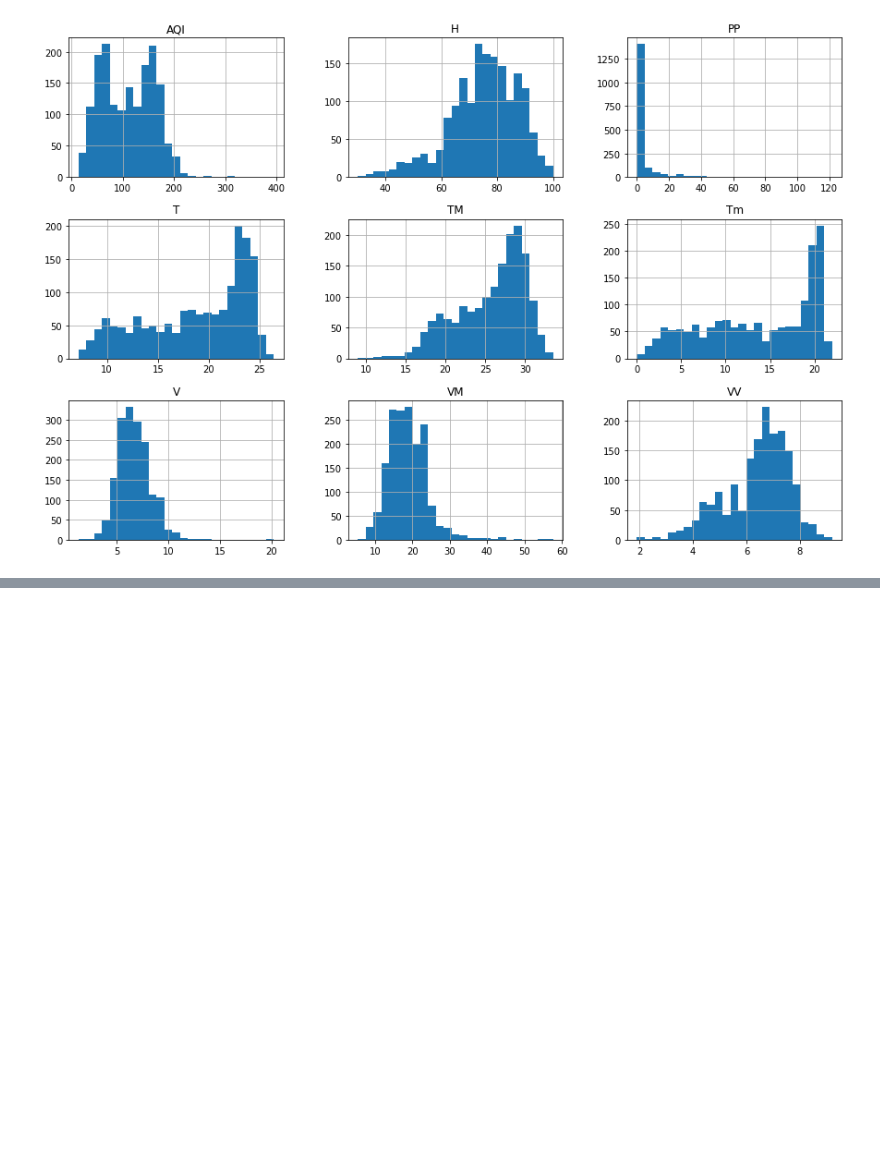
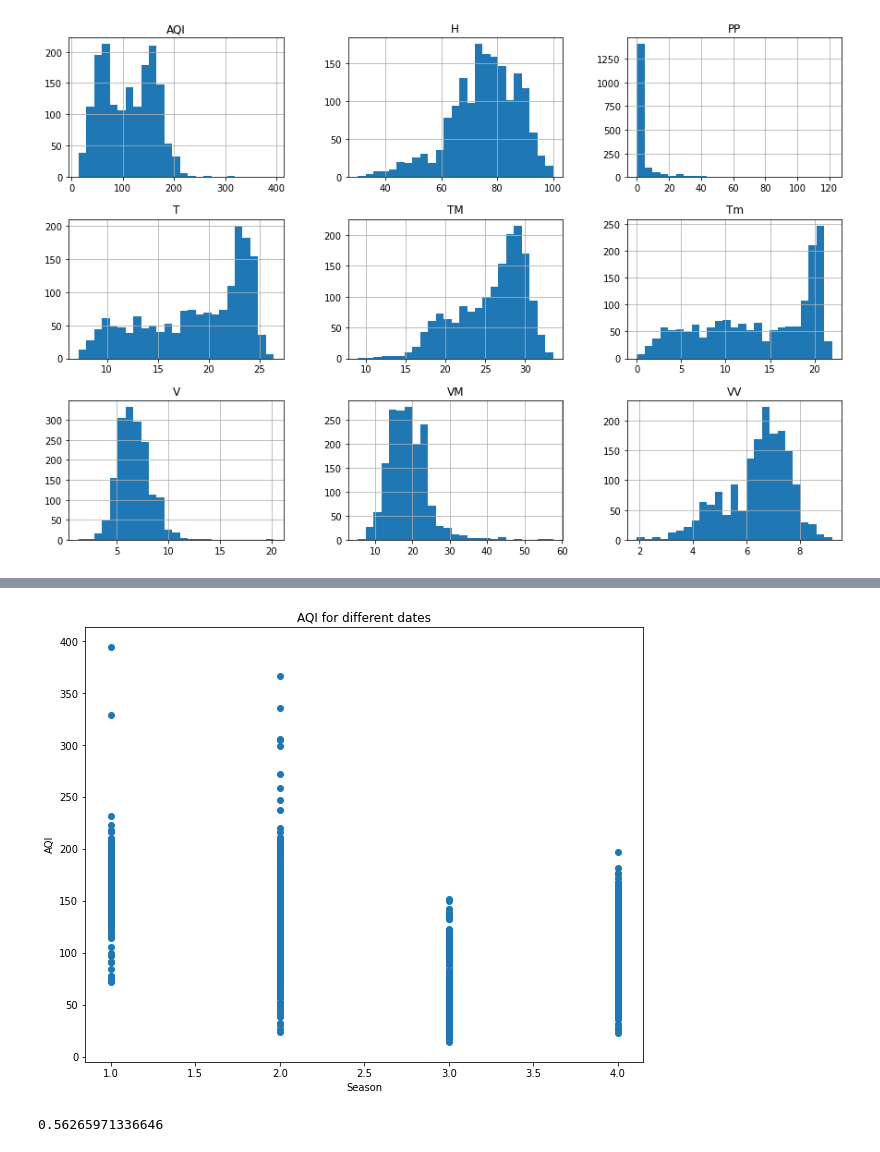
Before and after one commit to sadhi003/Springboard-projects, a Jupyter notebook: AirQuality/Notebooks/03_exploratory_data_analysis.ipynb, the cells around one changed output, grey strips where cells are left out. Saved outputs shown, nothing was run; the diff lists cells and outputs as text; code cells hidden in the pictures; blank space fills up the shorter version.

```diff
--- a/AirQuality/Notebooks/03_exploratory_data_analysis.ipynb
+++ b/AirQuality/Notebooks/03_exploratory_data_analysis.ipynb
@@ -256,0 +229,5 @@ memory usage: 117.9 KB
+# %%
+# map month to season
+seasons = [1, 1, 2, 2, 2, 3, 3, 3, 4, 4, 4, 1]
+month_to_season = dict(zip(range(1,13), seasons))
+month_to_season
@@ -256,0 +236,3 @@ memory usage: 117.9 KB
+# %%
+# create column of season
+data['season'] = data['month'].map(month_to_season)
@@ -256,0 +249,15 @@ memory usage: 117.9 KB
+# %%
+# AQI as the function of month
+plt.figure(figsize=(10,8))
+plt.scatter(data['season'],data['AQI'])
+plt.title('AQI for different dates')
+plt.xlabel('Season')
+plt.ylabel('AQI')
+plt.show()
+# %% [output]
+[figure, added]
+# %%
+# lets check correlation between months and season
+data['month'].corr(data['season'])
+# %% [output]
+0.56265971336646
```
Also changed, not shown: parts of 70 cells of this notebook.
